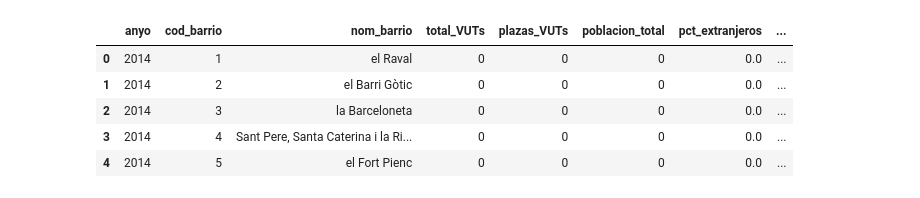
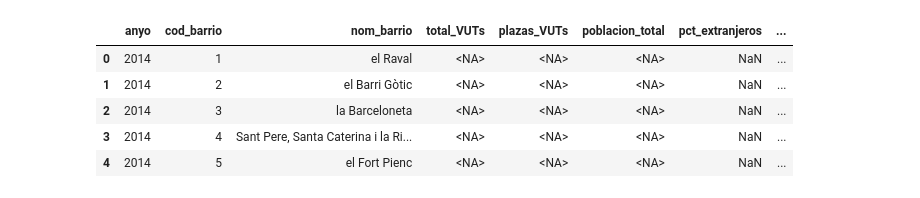
Before and after one commit to ammunoz-afk/TFM-AMC, a Jupyter notebook: notebooks/tfmamc.ipynb, the cells around one changed output. Cells and saved outputs as stored; diff of their text form; code cells hidden in the pictures.

```diff
--- a/notebooks/tfmamc.ipynb
+++ b/notebooks/tfmamc.ipynb
@@ -37,7 +37,6 @@ dicc_educa = df_dims[df_dims['Desc_Dimensio'] == 'NIV_EDUCA_esta'][['Codi_Valor'
 dicc_educa.rename(columns={'Codi_Valor': 'NIV_EDUCA_esta', 'Desc_Valor_CA': 'Desc_Educa'}, inplace=True)
 dicc_educa['NIV_EDUCA_esta'] = pd.to_numeric(dicc_educa['NIV_EDUCA_esta'], errors='coerce')
 # %%
-
 # 1. VUTs (Viviendas de Uso Turístico)
 
 rutas_huts = sorted(glob.glob('C:\\Users\\alba_\\OneDrive\\Documentos\\1-MASTER\\1TFM\\datasets\\huts\\*.csv'))
@@ -50,10 +49,12 @@ for ruta in rutas_huts:
     # unificamos nombres de columnas
     df_temp.rename(columns={'BARRI': 'Nom_Barri', 'NOM_BARRI': 'Nom_Barri', 'CODI_BARRI': 'Codi_Barri'}, inplace=True)
 
+    # gestionamos la columna de número de plazas asignando nulos (NaN) en vez de ceros para evitar sesgar los datos
     if 'NUMERO_PLACES' not in df_temp.columns:
-        df_temp['NUMERO_PLACES'] = 0
+        df_temp['NUMERO_PLACES'] = np.nan
     else:
-        df_temp['NUMERO_PLACES'] = pd.to_numeric(df_temp['NUMERO_PLACES'], errors='coerce').fillna(0)
+        # errors='coerce' transforma automáticamente los errores de texto directamente a NaN
+        df_temp['NUMERO_PLACES'] = pd.to_numeric(df_temp['NUMERO_PLACES'], errors='coerce')
 
     cols = [c for c in ['Any', 'N_EXPEDIENT', 'NUMERO_PLACES', 'Nom_Barri', 'Codi_Barri'] if c in df_temp.columns]
     lista_df_huts.append(df_temp[cols])
@@ -128,7 +134,9 @@ df_naix_raw = pd.concat((pd.read_csv(f) for f in glob.glob('C:\\Users\\alba_\\On
 
 # extraemos el año de la fecha y limpiamos la columna de valores
 df_naix_raw['Any'] = df_naix_raw['Data_Referencia'].astype(str).str[0:4].astype(int)
-df_naix_raw['Valor'] = pd.to_numeric(df_naix_raw['Valor'], errors='coerce').fillna(0)
+
+# CAMBIO 1: Quitamos el .fillna(0) aquí. Forzamos a número, y si hay errores, que se queden como NaN
+df_naix_raw['Valor'] = pd.to_numeric(df_naix_raw['Valor'], errors='coerce')
 
 # estandarizamos el código de barrio y agrupamos por lugar de nacimiento
 df_naix = estandarizar_codi_barri(df_naix_raw, 'Codi_Barri')
@@ -138,8 +146,16 @@ df_naix_agg = df_naix.groupby(['Any', 'Codi_Barri', 'LLOC_NAIX'])['Valor'].sum()
 pob_total = df_naix_agg.groupby(['Any', 'Codi_Barri'])['Valor'].sum().reset_index(name='Poblacio_Total')
 pob_ext = df_naix_agg[df_naix_agg['LLOC_NAIX'].isin([4, 5])].groupby(['Any', 'Codi_Barri'])['Valor'].sum().reset_index(name='Poblacio_Estrangera')
 
-# unimos los totales, calculamos el porcentaje de extranjeros y filtramos columnas
-df_origen_final = pd.merge(pob_total, pob_ext, on=['Any', 'Codi_Barri'], how='left').fillna({'Poblacio_Estrangera': 0})
+# unimos los totales
+df_origen_final = pd.merge(pob_total, pob_ext, on=['Any', 'Codi_Barri'], how='left')
+
+# CAMBIO 2: Sustituimos los 0s en Poblacio_Total por NaN para evitar "barrios fantasma" y divisiones entre cero
+df_origen_final['Poblacio_Total'] = df_origen_final['Poblacio_Total'].replace(0, np.nan)
+
+# Si Poblacio_Estrangera es nulo pero SÍ hay Población Total, significa que hay 0 extranjeros. Rellenamos solo esos
+df_origen_final['Poblacio_Estrangera'] = df_origen_final['Poblacio_Estrangera'].fillna(0)
+
+# calculamos el porcentaje de extranjeros (al dividir entre NaN, Pandas dejará el porcentaje también como NaN automáticamente)
 df_origen_final['Pct_Estrangers'] = (df_origen_final['Poblacio_Estrangera'] / df_origen_final['Poblacio_Total']) * 100
 df_origen_final = df_origen_final[['Any', 'Codi_Barri', 'Poblacio_Total', 'Pct_Estrangers']]
 # %%
@@ -220,49 +236,49 @@ df_master = pd.merge(df_master, df_huts_final, on=['Any', 'Codi_Barri'], how='le
 df_master = pd.merge(df_master, df_origen_final, on=['Any', 'Codi_Barri'], how='left')
 df_master = pd.merge(df_master, df_estudis_final, on=['Any', 'Codi_Barri'], how='left')
 df_master = pd.merge(df_master, df_lloguer_final, on=['Any', 'Codi_Barri'], how='left')
 df_master = pd.merge(df_master, df_locals_final, on=['Any', 'Codi_Barri'], how='left')
 df_master = pd.merge(df_master, df_renda_final, on=['Any', 'Codi_Barri'], how='left')
 df_master = pd.merge(df_master, df_contractes_final, on=['Any', 'Codi_Barri'], how='left')
 
-# imputamos nulos
-df_master.fillna({
-    'Total_HUTs': 0, 'Places_HUTs': 0, 'Poblacio_Total': 0, 'Pct_Estrangers': 0,
-    'Pct_Universitaris': 0, 'Preu_Lloguer_m2': 0, 'Num_Locals_Actius': 0, 'Renda_Bruta_Mitjana': 0,
-    'Num_Contractes': 0
-}, inplace=True)
+# imputamos nulos (comentado para conservar la integridad de los datos en el EDA)
+# df_master.fillna({
+#     'Total_HUTs': 0, 'Places_HUTs': 0, 'Poblacio_Total': 0, 'Pct_Estrangers': 0,
+#     'Pct_Universitaris': 0, 'Preu_Lloguer_m2': 0, 'Num_Locals_Actius': 0, 'Renda_Bruta_Mitjana': 0,
+#     'Num_Contractes': 0
+# }, inplace=True)
 
-# forzamos tipos de datos correctos
+# forzamos tipos de datos correctos usando 'Int64' para soportar los valores nulos
 df_master = df_master.astype({
-    'Total_HUTs': int,
-    'Places_HUTs': int,
-    'Poblacio_Total': int,
+    'Total_HUTs': 'Int64',
+    'Places_HUTs': 'Int64',
+    'Poblacio_Total': 'Int64',
     'Preu_Lloguer_m2': float,
-    'Num_Locals_Actius': int
+    'Num_Locals_Actius': 'Int64'
 })
 
 # renombramos columnas
 df_master.rename(columns={
     'Any': 'anyo', 'Codi_Barri': 'cod_barrio', 'Nom_Barri_Oficial': 'nom_barrio',
     'Total_HUTs': 'total_VUTs', 'Places_HUTs': 'plazas_VUTs', 'Poblacio_Total': 'poblacion_total',
     'Pct_Estrangers': 'pct_extranjeros', 'Pct_Universitaris': 'pct_universitarios',
     'Preu_Lloguer_m2': 'precio_alquiler_m2', 'Num_Locals_Actius': 'num_locales_activos',
     'Renda_Bruta_Mitjana': 'renta_bruta_media', 'Num_Contractes': 'num_contratos'
 }, inplace=True)
 
 df_master.sort_values(by=['anyo', 'cod_barrio'], inplace=True, ignore_index=True)
 
 # exportamos
 df_master.to_csv('master_dataset_bcn.csv', sep=';', decimal=',', encoding='utf-8-sig', index=False)
 df_master.to_parquet('master_dataset_bcn.parquet', index=False)
 
 df_master.head()
 # %% [output]
 |  | anyo | cod_barrio | nom_barrio | total_VUTs | plazas_VUTs | poblacion_total | pct_extranjeros | ... |
-| 0 | 2014 | 1 | el Raval | 0 | 0 | 0 | 0.0 | ... |
-| 1 | 2014 | 2 | el Barri Gòtic | 0 | 0 | 0 | 0.0 | ... |
-| 2 | 2014 | 3 | la Barceloneta | 0 | 0 | 0 | 0.0 | ... |
-| 3 | 2014 | 4 | Sant Pere, Santa Caterina i la Ri... | 0 | 0 | 0 | 0.0 | ... |
-| 4 | 2014 | 5 | el Fort Pienc | 0 | 0 | 0 | 0.0 | ... |
+| 0 | 2014 | 1 | el Raval | <NA> | <NA> | <NA> | NaN | ... |
+| 1 | 2014 | 2 | el Barri Gòtic | <NA> | <NA> | <NA> | NaN | ... |
+| 2 | 2014 | 3 | la Barceloneta | <NA> | <NA> | <NA> | NaN | ... |
+| 3 | 2014 | 4 | Sant Pere, Santa Caterina i la Ri... | <NA> | <NA> | <NA> | NaN | ... |
+| 4 | 2014 | 5 | el Fort Pienc | <NA> | <NA> | <NA> | NaN | ... |
 # %%
 # 9. GEODATAFRAME PARA MAPAS
 
```
Also changed, not shown: parts of 6 cells of this notebook.
